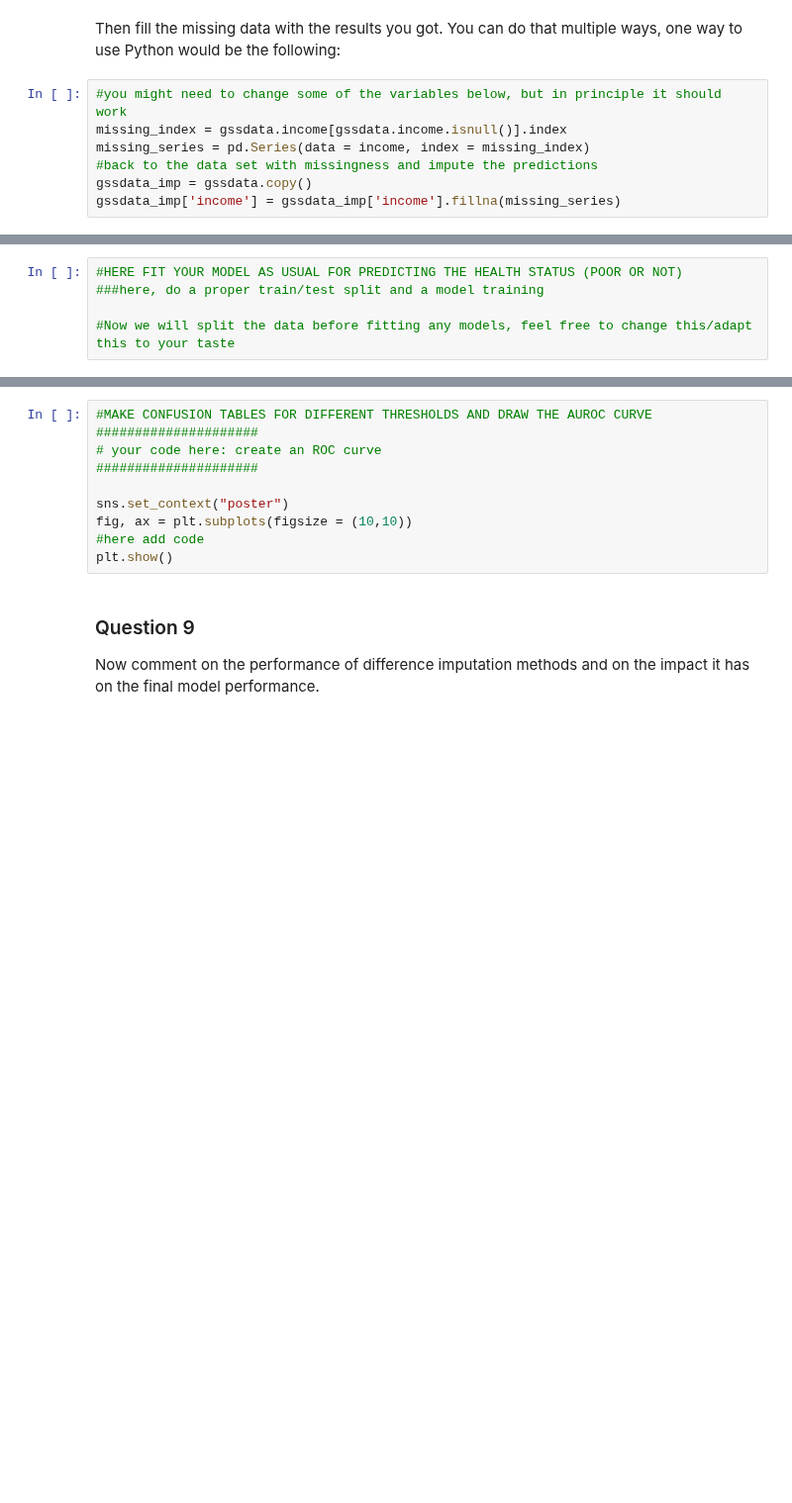
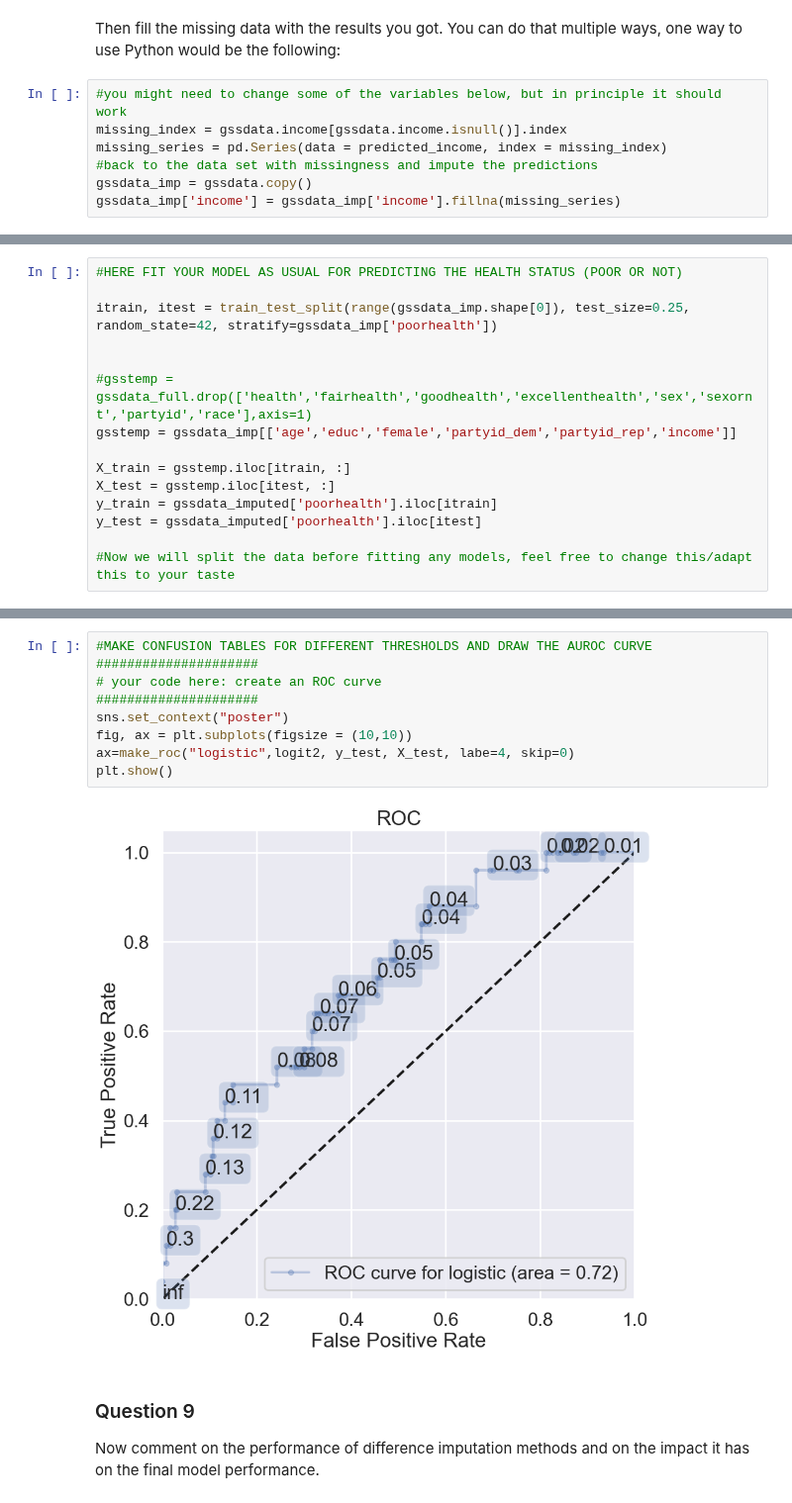
Before and after one commit to sebastians1999/KEN3450_Data_Analysis, a Jupyter notebook: Clinics/Clinic3/clinic3_empty.ipynb, the cells around one changed output, grey strips where cells are left out. Shown at 99% size. Drawn from its saved outputs; the diff is of its cells as text; blank space fills up the shorter version.

```diff
--- a/Clinics/Clinic3/clinic3_empty.ipynb
+++ b/Clinics/Clinic3/clinic3_empty.ipynb
@@ -623,7 +680,7 @@ Then fill the missing data with the results you got. You can do that multiple wa
 # %%
 #you might need to change some of the variables below, but in principle it should work
 missing_index = gssdata.income[gssdata.income.isnull()].index
-missing_series = pd.Series(data = income, index = missing_index)
+missing_series = pd.Series(data = predicted_income, index = missing_index)
 #back to the data set with missingness and impute the predictions
 gssdata_imp = gssdata.copy()
 gssdata_imp['income'] = gssdata_imp['income'].fillna(missing_series)
@@ -633,5 +701,15 @@ gssdata_imp['income'].describe()
 # %%
 #HERE FIT YOUR MODEL AS USUAL FOR PREDICTING THE HEALTH STATUS (POOR OR NOT)
-###here, do a proper train/test split and a model training
+
+itrain, itest = train_test_split(range(gssdata_imp.shape[0]), test_size=0.25, random_state=42, stratify=gssdata_imp['poorhealth'])
+
+
+#gsstemp = gssdata_full.drop(['health','fairhealth','goodhealth','excellenthealth','sex','sexornt','partyid','race'],axis=1)
+gsstemp = gssdata_imp[['age','educ','female','partyid_dem','partyid_rep','income']]
+
+X_train = gsstemp.iloc[itrain, :]
+X_test = gsstemp.iloc[itest, :]
+y_train = gssdata_imputed['poorhealth'].iloc[itrain]
+y_test = gssdata_imputed['poorhealth'].iloc[itest]
 
 #Now we will split the data before fitting any models, feel free to change this/adapt this to your taste
@@ -641,13 +728,14 @@ gssdata_imp['income'].describe()
 # %%
 #MAKE CONFUSION TABLES FOR DIFFERENT THRESHOLDS AND DRAW THE AUROC CURVE
 #####################
 # your code here: create an ROC curve
 #####################
-
 sns.set_context("poster")
 fig, ax = plt.subplots(figsize = (10,10))
-#here add code
+ax=make_roc("logistic",logit2, y_test, X_test, labe=4, skip=0)
 plt.show()
+# %% [output]
+[figure, added]
 # %% [markdown]
 ### Question 9 <a name="q9"></a>
 
```
Also changed, not shown: parts of 8 cells of this notebook.
